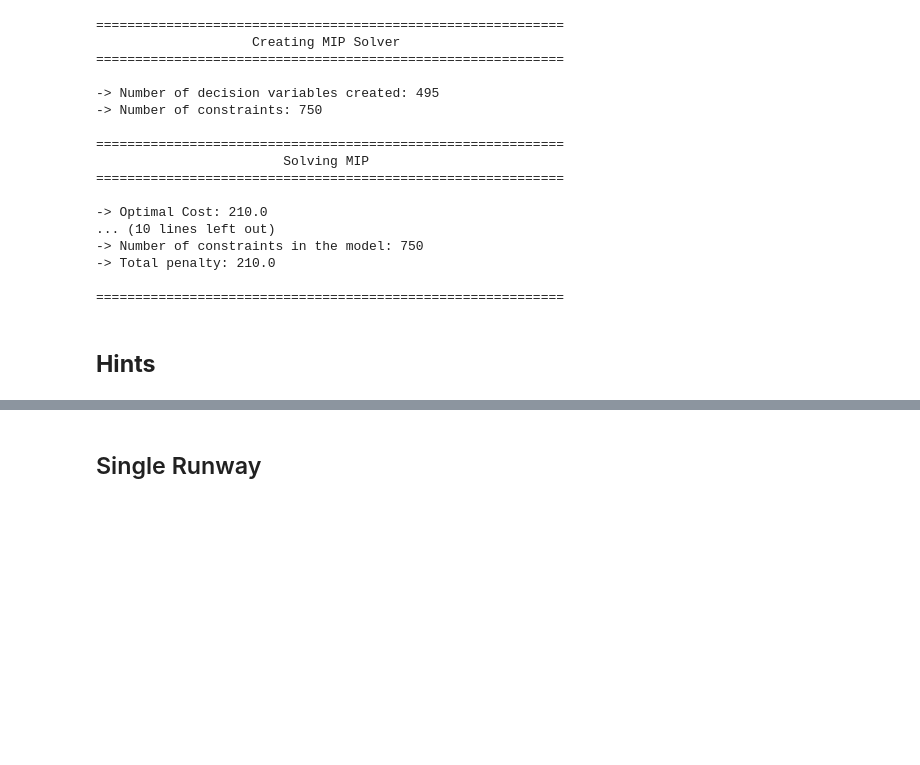
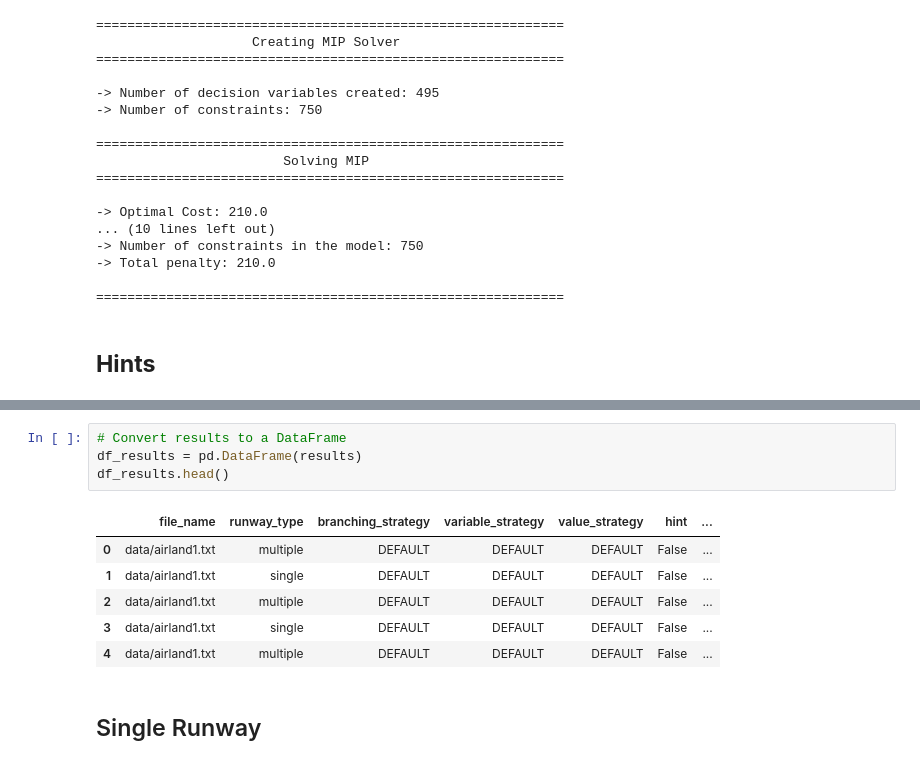
Before and after one commit to brunomfernandes45/aircraft-landings-scheduling, a Jupyter notebook: src/report.ipynb, the cells around one changed output, grey strips where cells are left out. Saved outputs shown, nothing was run; the diff lists cells and outputs as text; blank space fills up the shorter version.

```diff
--- a/src/report.ipynb
+++ b/src/report.ipynb
@@ -191,3 +438,14 @@ for file_num in tqdm(file_numbers, desc="Processing Files"):
+# %%
+# Convert results to a DataFrame
+df_results = pd.DataFrame(results)
+df_results.head()
+# %% [output]
+|  | file_name | runway_type | branching_strategy | variable_strategy | value_strategy | hint | ... |
+| 0 | data/airland1.txt | multiple | DEFAULT | DEFAULT | DEFAULT | False | ... |
+| 1 | data/airland1.txt | single | DEFAULT | DEFAULT | DEFAULT | False | ... |
+| 2 | data/airland1.txt | multiple | DEFAULT | DEFAULT | DEFAULT | False | ... |
+| 3 | data/airland1.txt | single | DEFAULT | DEFAULT | DEFAULT | False | ... |
+| 4 | data/airland1.txt | multiple | DEFAULT | DEFAULT | DEFAULT | False | ... |
 # %% [markdown]
 ## Single Runway
 # %%
```
Also changed, not shown: parts of 13 cells of this notebook, 1 other file.
